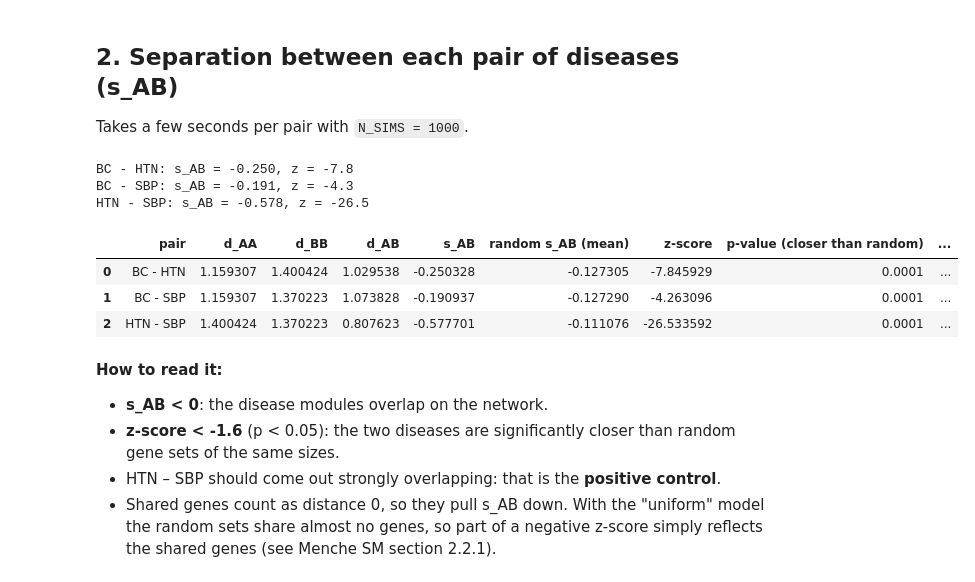
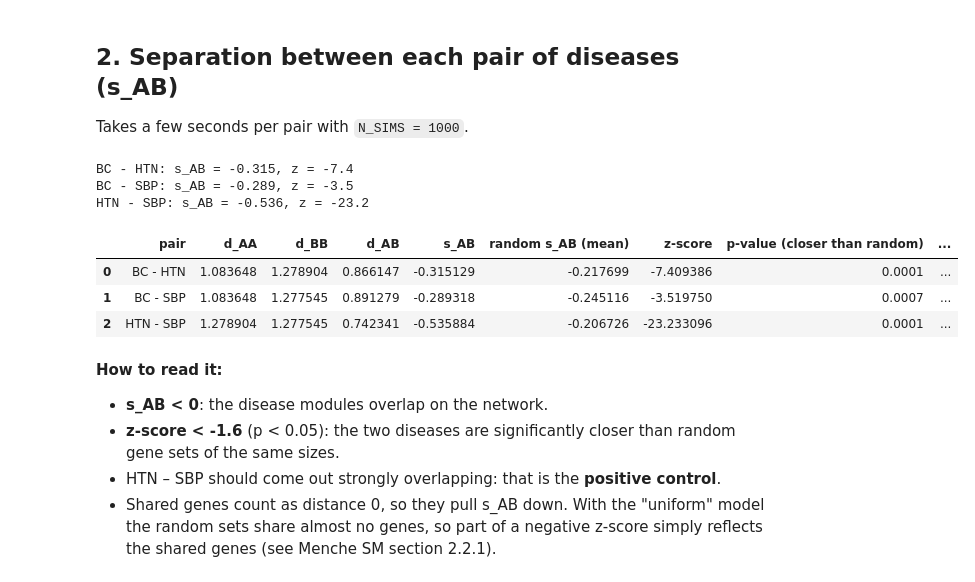
Before and after one commit to amirhoseinbidar/hypertension-breast-cancer-genes, a Jupyter notebook: disease_gene_overlap.ipynb, the cells around one changed output. Cells and saved outputs as stored; diff of their text form; code cells hidden in the pictures.

Commit message:
feat: set cutoff to 0.1 and add report

```diff
--- a/disease_gene_overlap.ipynb
+++ b/disease_gene_overlap.ipynb
@@ -20,3 +20,4 @@ DISEASE_FILES = {
 }
 
 INTERACTOME_FILE = "./outputs/interactome/interactome_both_symbols.csv"
+CUTOFF = 0.1
@@ -414,6 +340,40 @@ def z_and_p(observed, random_values, larger_is_significant):
     else:
         p = (np.sum(random_values <= observed) + 1) / (len(random_values) + 1)
     return z, p
+# %%
+# ---- random repeats on several processes ---------------------------------------
+# The repeats are split into N_CHUNKS chunks, each with its own seed, so the results
+# are the same whatever N_WORKERS is.
+N_CHUNKS = 100
+
+
+def _localization_chunk(task):
+    genes, seed, n = task
+    rng = random.Random(seed)
+    out = []
+    for _ in range(n):
+        r = random_like(genes, rng)
+        out.append((lcc_size(r), mean_within_distance(r)))
+    return out
+
+
+def _separation_chunk(task):
+    genes_a, genes_b, seed, n = task
+    rng = random.Random(seed)
+    return [separation(random_like(genes_a, rng), random_like(genes_b, rng))[0] for _ in range(n)]
+
+
+def run_random(worker, args, label):
+    """Run N_SIMS random repeats of `worker` on N_WORKERS processes; returns one result per repeat."""
+    sizes = [N_SIMS // N_CHUNKS + (k < N_SIMS % N_CHUNKS) for k in range(N_CHUNKS)]
+    tasks = [(*args, f"{SEED}-{label}-{k}", n) for k, n in enumerate(sizes) if n]
+    results = []
+    # "fork" (Linux only): workers inherit D, G and the functions above without copying or pickling them
+    with mp.get_context("fork").Pool(N_WORKERS) as pool:
+        for chunk in pool.imap(worker, tasks):
+            results.extend(chunk)
+            print(f"  {label}: {len(results)}/{N_SIMS} random repeats", end="\r")
+    return results
 # %% [markdown]
 ## 1. Localization of each disease (LCC and d_s)
 Takes about 10 seconds.
@@ -466,43 +421,38 @@ A negative d_s z-score means the disease genes are closer to each other than ran
 ## 2. Separation between each pair of diseases (s_AB)
 Takes a few seconds per pair with `N_SIMS = 1000`.
 # %%
-rng = random.Random(SEED)
 sep_rows = []
 
 for a, b in combinations(disease_genes, 2):
     A, B = disease_genes[a], disease_genes[b]
     s_ab, d_a, d_b, d_ab = separation(A, B)
 
-    rand_s = []
-    for i in range(N_SIMS):
-        rand_s.append(separation(random_like(A, rng), random_like(B, rng))[0])
-        if (i + 1) % 200 == 0:
-            print(f"  {a} - {b}: {i + 1}/{N_SIMS} random repeats", end="\r")
+    rand_s = run_random(_separation_chunk, (A, B), f"{a} - {b}")
 
     z, p = z_and_p(s_ab, rand_s, larger_is_significant=False)
     sep_rows.append({
         "pair": f"{a} - {b}",
         "d_AA": d_a,
         "d_BB": d_b,
         "d_AB": d_ab,
         "s_AB": s_ab,
         "random s_AB (mean)": np.mean(rand_s),
         "z-score": z,
         "p-value (closer than random)": p,
         "modules": "overlapping" if s_ab < 0 else "separated",
     })
     print(f"{a} - {b}: s_AB = {s_ab:.3f}, z = {z:.1f}              ")
 
 separation_df = pd.DataFrame(sep_rows)
 separation_df
 # %% [output]
-BC - HTN: s_AB = -0.250, z = -7.8
-BC - SBP: s_AB = -0.191, z = -4.3
-HTN - SBP: s_AB = -0.578, z = -26.5
+BC - HTN: s_AB = -0.315, z = -7.4
+BC - SBP: s_AB = -0.289, z = -3.5
+HTN - SBP: s_AB = -0.536, z = -23.2
 |  | pair | d_AA | d_BB | d_AB | s_AB | random s_AB (mean) | z-score | p-value (closer than random) | ... |
-| 0 | BC - HTN | 1.159307 | 1.400424 | 1.029538 | -0.250328 | -0.127305 | -7.845929 | 0.0001 | ... |
-| 1 | BC - SBP | 1.159307 | 1.370223 | 1.073828 | -0.190937 | -0.127290 | -4.263096 | 0.0001 | ... |
-| 2 | HTN - SBP | 1.400424 | 1.370223 | 0.807623 | -0.577701 | -0.111076 | -26.533592 | 0.0001 | ... |
+| 0 | BC - HTN | 1.083648 | 1.278904 | 0.866147 | -0.315129 | -0.217699 | -7.409386 | 0.0001 | ... |
+| 1 | BC - SBP | 1.083648 | 1.277545 | 0.891279 | -0.289318 | -0.245116 | -3.519750 | 0.0007 | ... |
+| 2 | HTN - SBP | 1.278904 | 1.277545 | 0.742341 | -0.535884 | -0.206726 | -23.233096 | 0.0001 | ... |
 # %% [markdown]
 **How to read it:**
 - **s_AB < 0**: the disease modules overlap on the network.
```
Also changed, not shown: parts of 9 cells of this notebook, 9 other files.
